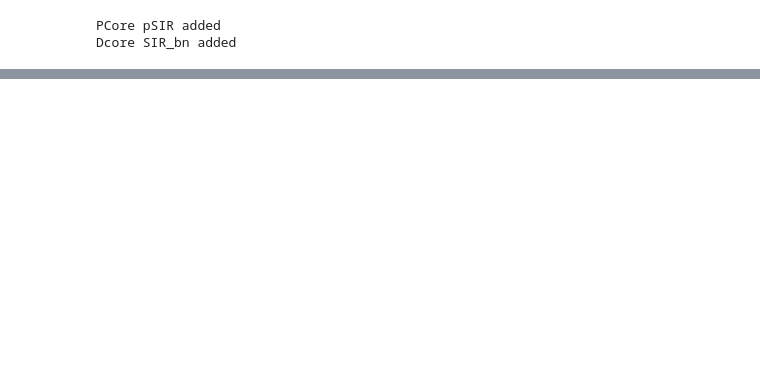
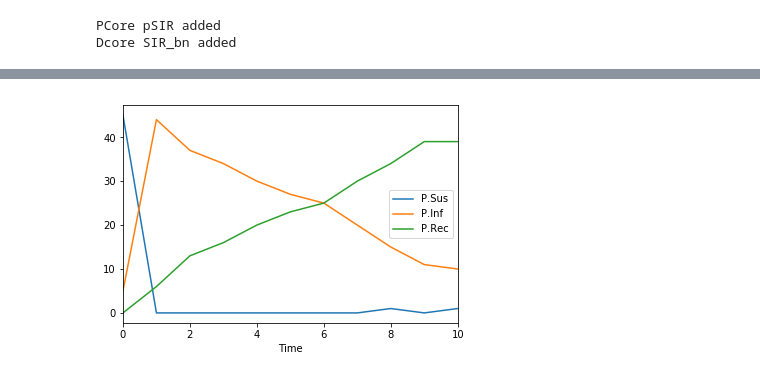
Before and after one commit to CxModelling/PyComplexism, a Jupyter notebook: Hood.ipynb, the cells around one changed output, grey strips where cells are left out. Cells and saved outputs as stored; diff of their text form; code cells hidden in the pictures; blank space fills up the shorter version.

```diff
--- a/Hood.ipynb
+++ b/Hood.ipynb
@@ -117,0 +97,7 @@ Tr(Name: Recov, To: Rec, By: exp(0.230533410121)): 0.022100606738555562
+# %%
+mod_src = da.generate_abm('ABM_SIR')
+out_src = simulate(mod_src, y0={'Sus': 45, 'Inf': 5}, fr=0, to=10)
+out_src.plot()
+plt.show()
+# %% [output]
+[figure, added]
```
Also changed, not shown: parts of 9 cells of this notebook, 7 other files.
